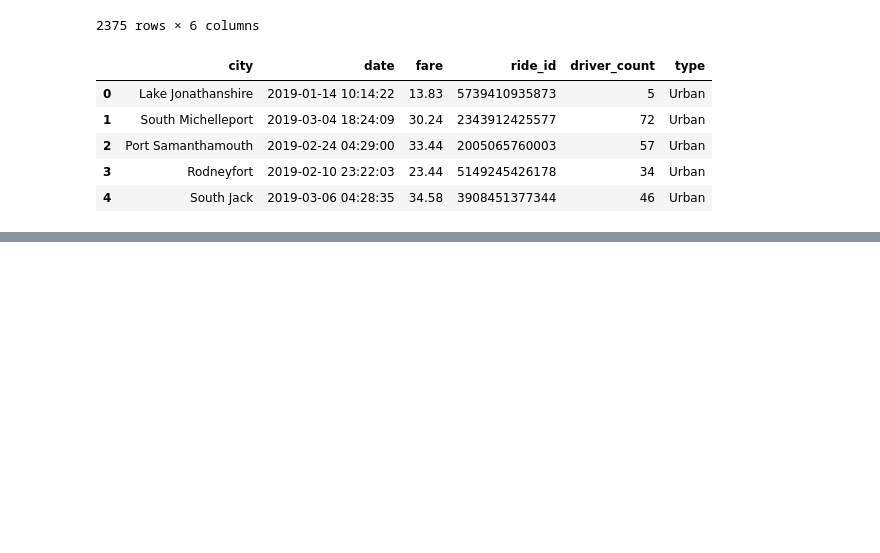
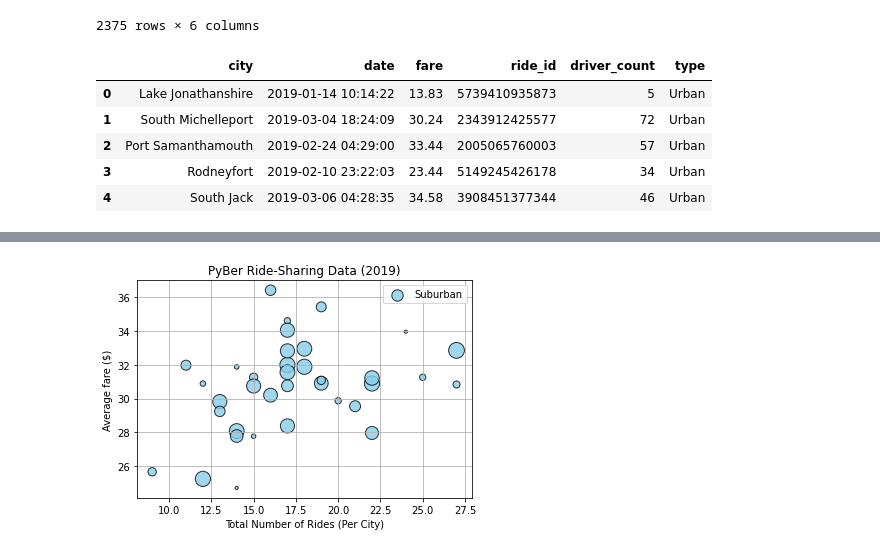
Before and after one commit to js816/PyBer_Analysis, a Jupyter notebook: PyBer.ipynb, the cells around one changed output, grey strips where cells are left out. Saved outputs shown, nothing was run; the diff lists cells and outputs as text; code cells hidden in the pictures; blank space fills up the shorter version.

```diff
--- a/PyBer.ipynb
+++ b/PyBer.ipynb
@@ -156,0 +168,4 @@ pyber_data_df.head()
+# %%
+# Create the Suburban and Rural city DataFrames.
+suburban_cities_df = pyber_data_df[pyber_data_df["type"] == "Suburban"]
+rural_cities_df = pyber_data_df[pyber_data_df["type"] == "Rural"]
@@ -156,0 +206,5 @@ pyber_data_df.head()
+# %%
+# Create the suburban and rural ride count.
+suburban_ride_count = suburban_cities_df.groupby(["city"]).count()["ride_id"]
+
+rural_ride_count = rural_cities_df.groupby(["city"]).count()["ride_id"]
@@ -156,0 +223,4 @@ pyber_data_df.head()
+# %%
+# Get average fare for each city in the suburban and rural cities.
+suburban_avg_fare = suburban_cities_df.groupby(["city"]).mean()["fare"]
+rural_avg_fare = rural_cities_df.groupby(["city"]).mean()["fare"]
@@ -156,0 +260,17 @@ pyber_data_df.head()
+# %%
+# Chart the data for suburban cities
+plt.scatter(suburban_ride_count,
+            suburban_avg_fare,
+            s=(suburban_driver_count*10),
+            label="Suburban",
+            color="skyblue",
+            alpha=.80,
+            edgecolors="black",
+            linewidth=1)
+plt.title("PyBer Ride-Sharing Data (2019)")
+plt.xlabel("Total Number of Rides (Per City)")
+plt.ylabel("Average fare ($)")
+plt.legend()
+plt.grid()
+# %% [output]
+[figure, added]
```
Also changed, not shown: parts of 11 cells of this notebook.
